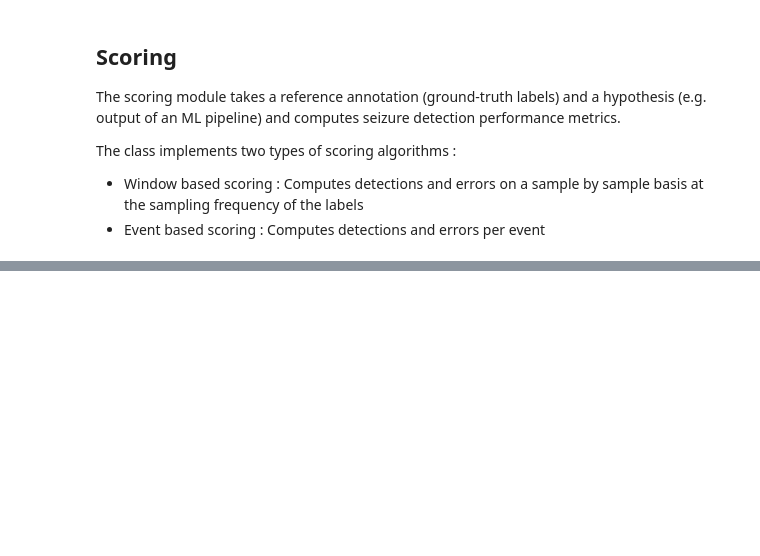
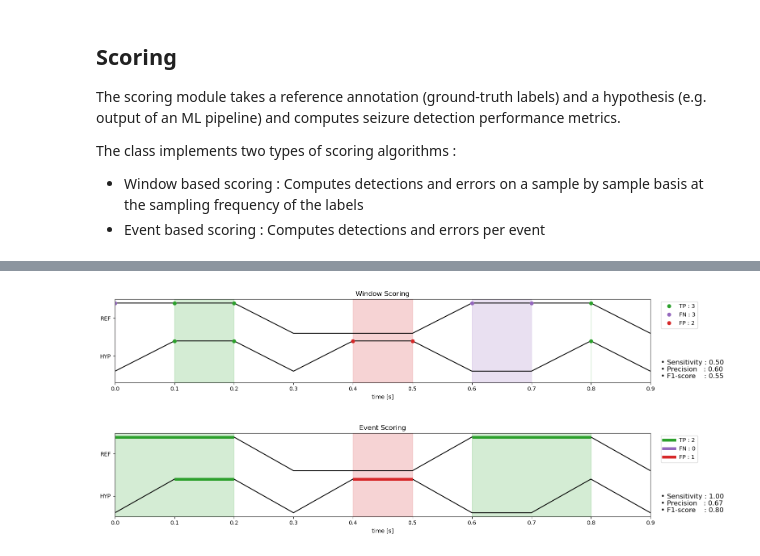
Before and after one commit to esl-epfl/timescoring, a Jupyter notebook: example.ipynb, the cells around one changed output, grey strips where cells are left out. Drawn from its saved outputs; the diff is of its cells as text; code cells hidden in the pictures; blank space fills up the shorter version.

Commit message:
Bugfix, use Fs in window visualization + add viz example

```diff
--- a/example.ipynb
+++ b/example.ipynb
@@ -84,0 +93,17 @@ print("# Event scoring\n" +
+# %%
+import visualization
+import matplotlib.pyplot as plt
+
+param = scoring.EventScoring.Parameters(
+    toleranceStart=0,
+    toleranceEnd=0,
+    minOverlap=0,
+    maxEventDuration=5*60)
+
+visualization.plotWindowScoring(ref, hyp)
+visualization.plotEventScoring(ref, hyp, param)
+
+plt.show()
+# %% [output]
+[figure, added]
+[figure, added]
```
Also changed, not shown: parts of 2 cells of this notebook, 1 other file.
